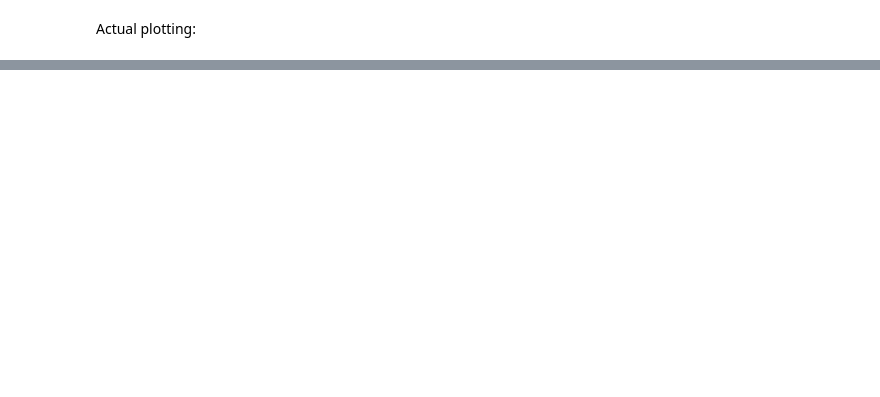
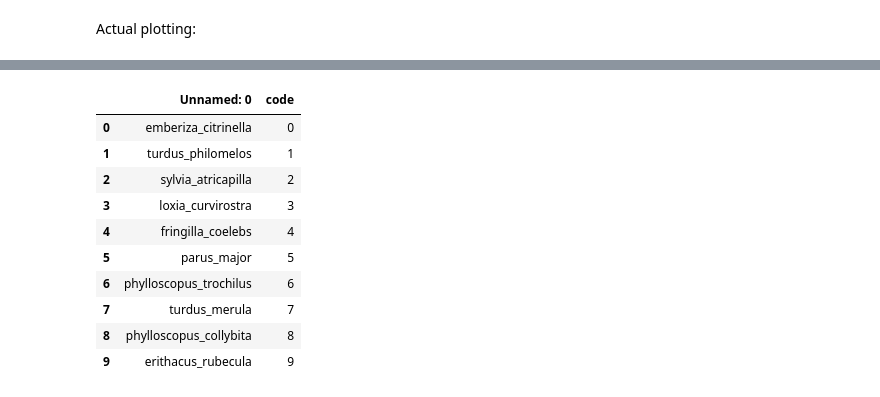
Before and after one commit to multavici/DSR-Bird-Song, a Jupyter notebook: Evaluate checkpoint.ipynb, the cells around one changed output, grey strips where cells are left out. Saved outputs shown, nothing was run; the diff lists cells and outputs as text; code cells hidden in the pictures; blank space fills up the shorter version.

```diff
--- a/Evaluate checkpoint.ipynb
+++ b/Evaluate checkpoint.ipynb
@@ -127,0 +178,14 @@ plot_examples(df_test)
+# %%
+codes
+# %% [output]
+|  | Unnamed: 0 | code |
+| 0 | emberiza_citrinella | 0 |
+| 1 | turdus_philomelos | 1 |
+| 2 | sylvia_atricapilla | 2 |
+| 3 | loxia_curvirostra | 3 |
+| 4 | fringilla_coelebs | 4 |
+| 5 | parus_major | 5 |
+| 6 | phylloscopus_trochilus | 6 |
+| 7 | turdus_merula | 7 |
+| 8 | phylloscopus_collybita | 8 |
+| 9 | erithacus_rubecula | 9 |
```
Also changed, not shown: parts of 11 cells of this notebook, 8 other files.
